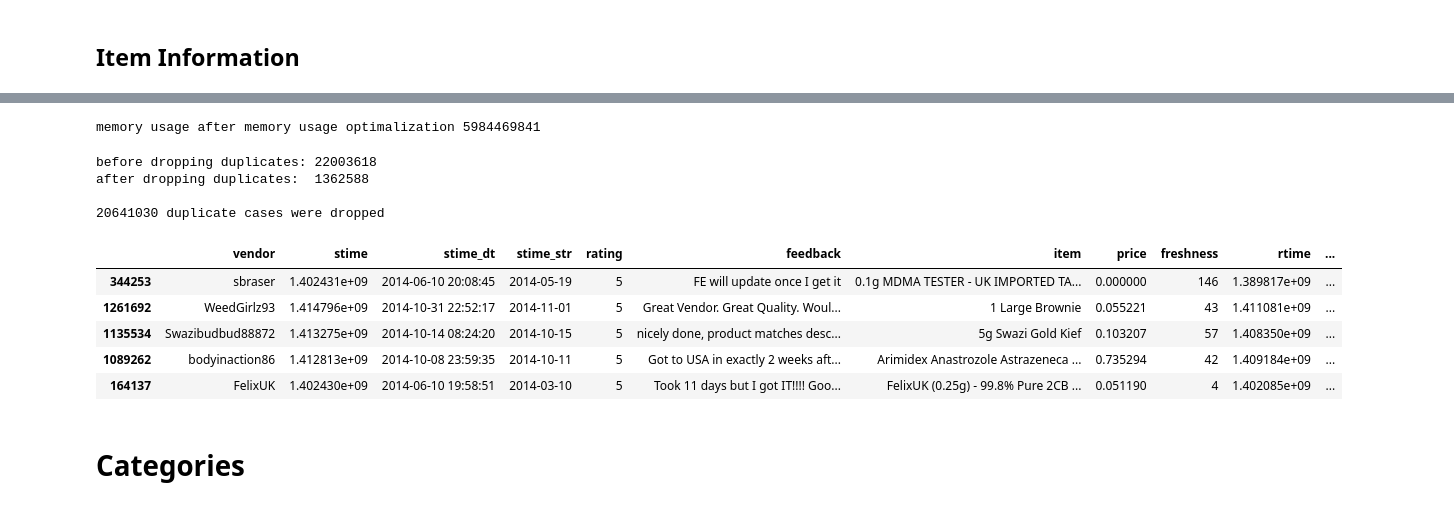
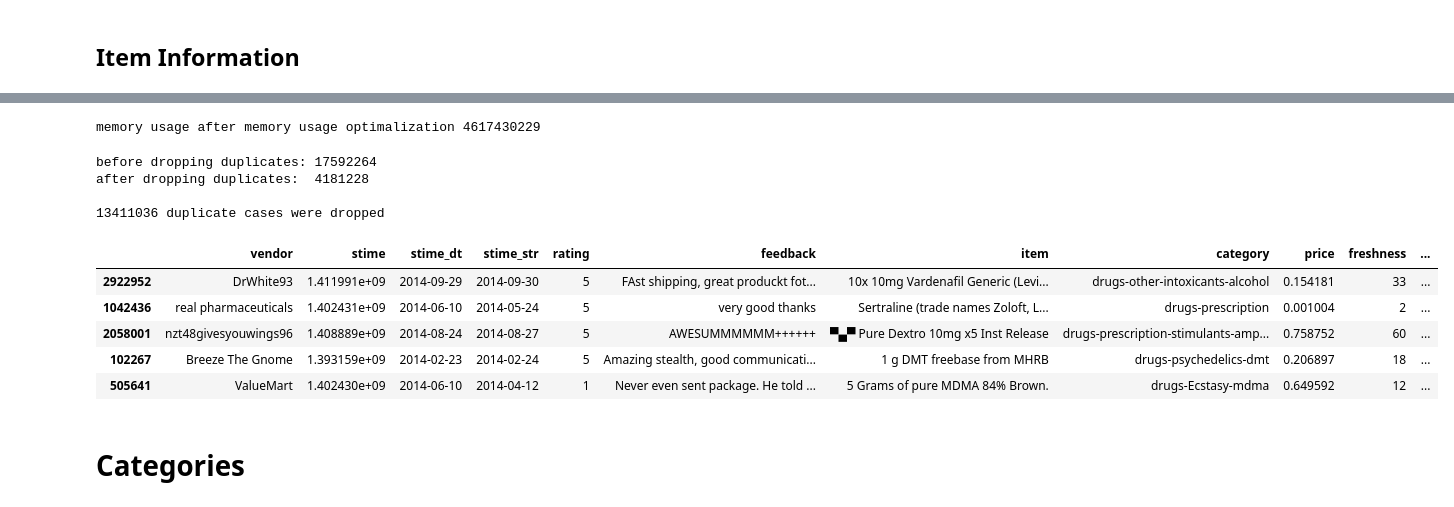
Before and after one commit to jossl95/ARF, a Jupyter notebook: Cleaner.ipynb, the cells around one changed output, grey strips where cells are left out. Saved outputs shown, nothing was run; the diff lists cells and outputs as text; code cells hidden in the pictures.

Commit message:
parsed category information, fixed operationalizations, robustness checks of arf with cluster analysis

```diff
--- a/Cleaner.ipynb
+++ b/Cleaner.ipynb
@@ -208,16 +204,14 @@ df = df\
             .apply(date_to_num),
         rating = df.rating.str.get(0),
         price = df.price.str[1:],
-        stime_str = df.stime_dt)\
+        stime_str = df.stime_dt,
+        category = df.category)\
     .assign(
         rtime = lambda df_copy: df_copy.stime - df_copy.freshness *86400)\
     .assign(
-        rtime_dt = lambda df_copy: to_dt(df_copy.rtime),
-        stime_dt = lambda df_copy: to_dt(df_copy.stime))
+        rtime_dt = lambda df_copy: to_dt(df_copy.rtime).dt.normalize(),
+        stime_dt = lambda df_copy: to_dt(df_copy.stime).dt.normalize())
 # %%
-# print('memory usage before cleaning', mem)
-# print('memory usage before memory usage optimalization', df.memory_usage(deep = True).sum())
-
 column_types = {
     'vendor'   : 'category',
     'stime'    : 'float32',
@@ -226,6 +220,7 @@ column_types = {
     'rating'   : 'float16',
     'feedback' : 'object',
     'item'     : 'object',
+    'category' : 'category',
     'price'    : 'float32',
     'freshness': 'float32',
     'rtime'    : 'float32',
@@ -244,34 +239,34 @@ df = df\
 
 print('memory usage after memory usage optimalization', df.memory_usage(deep = True).sum())
 # %% [output]
-memory usage after memory usage optimalization 5984469841
+memory usage after memory usage optimalization 4617430229
 # %%
 # drop duplicate feedbacks from table
-df['flag'] = df.rtime_dt.dt.strftime('%d%m%Y').astype('category')
-subset = ['vendor', 'flag', 'item', 'loc', 'feedback', 'rating']
+subset = ['vendor', 'rtime_dt', 'item', 'loc', 'feedback', 'rating']
 print("before dropping duplicates: {0}\nafter dropping duplicates:  {1}\n\n{2} duplicate cases were dropped".format(len(df), len(df.drop_duplicates(subset = subset)), len(df) - len(df.drop_duplicates(subset = subset))))
 df = df.drop_duplicates(subset = subset)
 df['location'] = df['loc']
 # %% [output]
-before dropping duplicates: 22003618
-after dropping duplicates:  1362588
+before dropping duplicates: 17592264
+after dropping duplicates:  4181228
 
-20641030 duplicate cases were dropped
+13411036 duplicate cases were dropped
 # %%
-columns = ['vendor', 'stime', 'stime_dt', 'stime_str', 'rating', 'feedback', 'item', 'price',
+columns = ['vendor', 'stime', 'stime_dt', 'stime_str', 'rating', 'feedback', 'item', 'category', 'price',
          'freshness', 'rtime', 'rtime_dt', 'location', 'area']
 
 df = df.reindex(columns, axis=1)
 df = df.reset_index(drop = True)
 # %%
+df = df.dropna()
 df.sample(5)
 # %% [output]
-|  | vendor | stime | stime_dt | stime_str | rating | feedback | item | price | freshness | rtime | ... |
-| 344253 | sbraser | 1.402431e+09 | 2014-06-10 20:08:45 | 2014-05-19 | 5 | FE will update once I get it | 0.1g MDMA TESTER - UK IMPORTED TA... | 0.000000 | 146 | 1.389817e+09 | ... |
-| 1261692 | WeedGirlz93 | 1.414796e+09 | 2014-10-31 22:52:17 | 2014-11-01 | 5 | Great Vendor. Great Quality. Woul... | 1 Large Brownie | 0.055221 | 43 | 1.411081e+09 | ... |
-| 1135534 | Swazibudbud88872 | 1.413275e+09 | 2014-10-14 08:24:20 | 2014-10-15 | 5 | nicely done, product matches desc... | 5g Swazi Gold Kief | 0.103207 | 57 | 1.408350e+09 | ... |
-| 1089262 | bodyinaction86 | 1.412813e+09 | 2014-10-08 23:59:35 | 2014-10-11 | 5 | Got to USA in exactly 2 weeks aft... | Arimidex Anastrozole Astrazeneca ... | 0.735294 | 42 | 1.409184e+09 | ... |
-| 164137 | FelixUK | 1.402430e+09 | 2014-06-10 19:58:51 | 2014-03-10 | 5 | Took 11 days but I got IT!!!! Goo... | FelixUK (0.25g) - 99.8% Pure 2CB ... | 0.051190 | 4 | 1.402085e+09 | ... |
+|  | vendor | stime | stime_dt | stime_str | rating | feedback | item | category | price | freshness | ... |
+| 2922952 | DrWhite93 | 1.411991e+09 | 2014-09-29 | 2014-09-30 | 5 | FAst shipping, great produckt fot... | 10x 10mg Vardenafil Generic (Levi... | drugs-other-intoxicants-alcohol | 0.154181 | 33 | ... |
+| 1042436 | real pharmaceuticals | 1.402431e+09 | 2014-06-10 | 2014-05-24 | 5 | very good thanks | Sertraline (trade names Zoloft, L... | drugs-prescription | 0.001004 | 2 | ... |
+| 2058001 | nzt48givesyouwings96 | 1.408889e+09 | 2014-08-24 | 2014-08-27 | 5 | AWESUMMMMMM++++++ | ▀▄▀ Pure Dextro 10mg x5 Inst Release | drugs-prescription-stimulants-amp... | 0.758752 | 60 | ... |
+| 102267 | Breeze The Gnome | 1.393159e+09 | 2014-02-23 | 2014-02-24 | 5 | Amazing stealth, good communicati... | 1 g DMT freebase from MHRB | drugs-psychedelics-dmt | 0.206897 | 18 | ... |
+| 505641 | ValueMart | 1.402430e+09 | 2014-06-10 | 2014-04-12 | 1 | Never even sent package. He told ... | 5 Grams of pure MDMA 84% Brown. | drugs-Ecstasy-mdma | 0.649592 | 12 | ... |
 # %%
 df.to_pickle(out_file)
 # %% [markdown]
```
Also changed, not shown: parts of 5 cells of this notebook, 1 other file.
